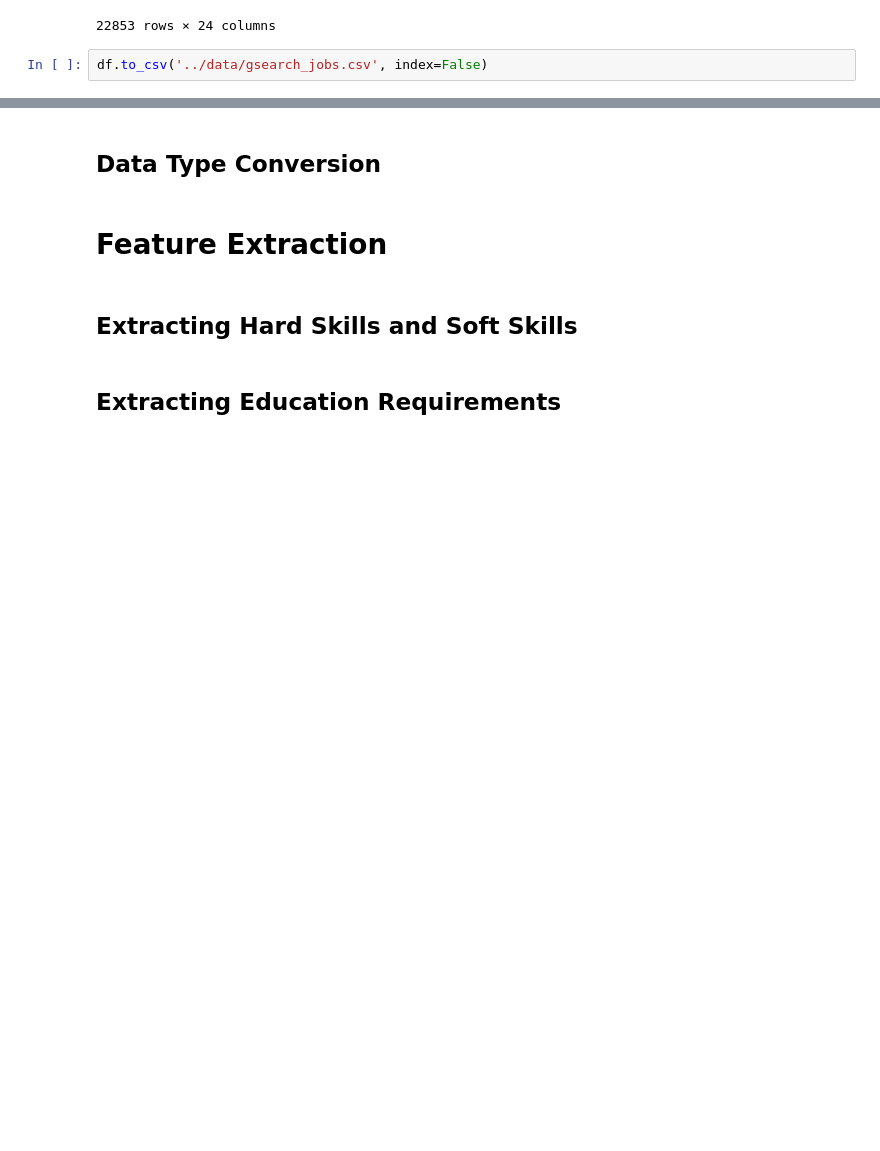
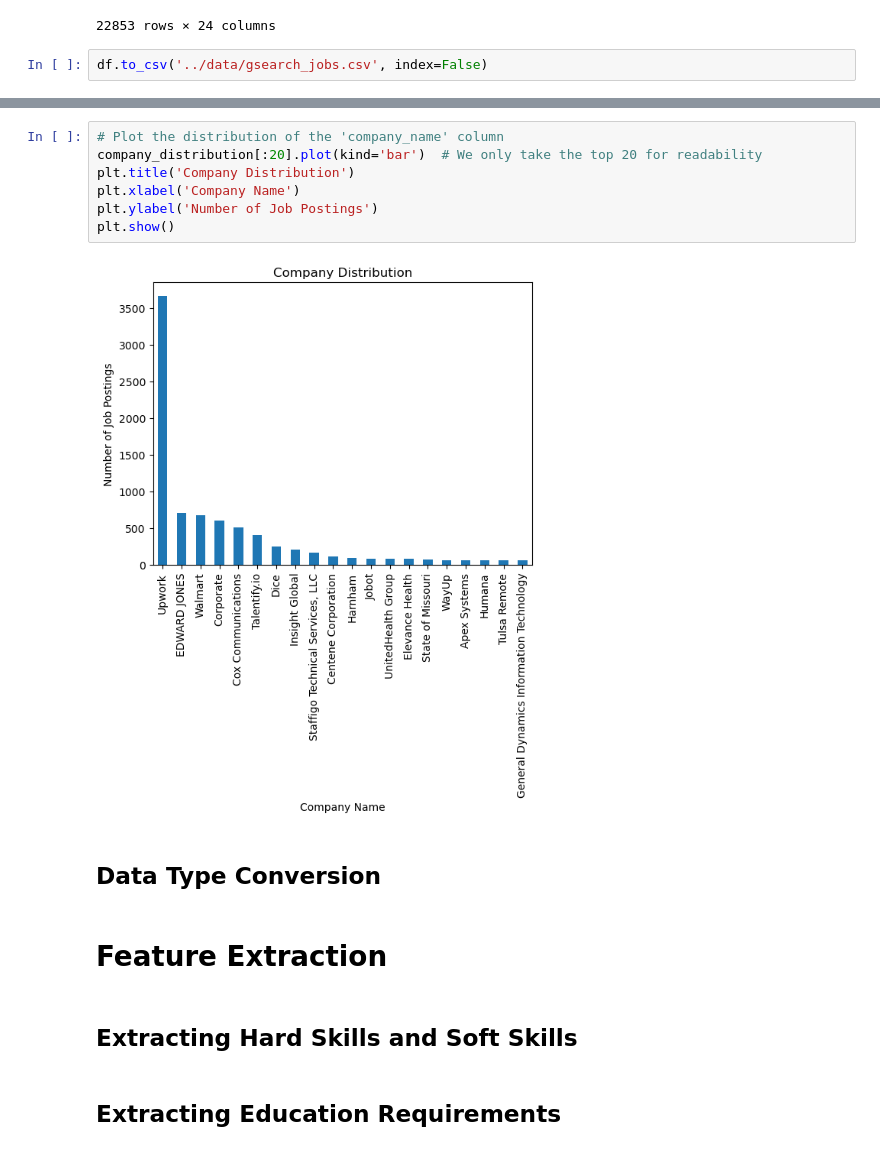
Before and after one commit to CSergiy/Data_Science_Job_Analysis, a Jupyter notebook: Notebooks/Dataset Reduction.ipynb, the cells around one changed output, grey strips where cells are left out. Saved outputs shown, nothing was run; the diff lists cells and outputs as text; blank space fills up the shorter version.

```diff
--- a/Notebooks/Dataset Reduction.ipynb
+++ b/Notebooks/Dataset Reduction.ipynb
@@ -149,3 +206,12 @@ df.to_csv('../data/gsearch_jobs.csv', index=False)
+# %%
+# Plot the distribution of the 'company_name' column
+company_distribution[:20].plot(kind='bar')  # We only take the top 20 for readability
+plt.title('Company Distribution')
+plt.xlabel('Company Name')
+plt.ylabel('Number of Job Postings')
+plt.show()
+# %% [output]
+[figure, added]
 # %% [markdown]
 ## Data Type Conversion
 # %% [markdown]
```
Also changed, not shown: parts of 6 cells of this notebook.
